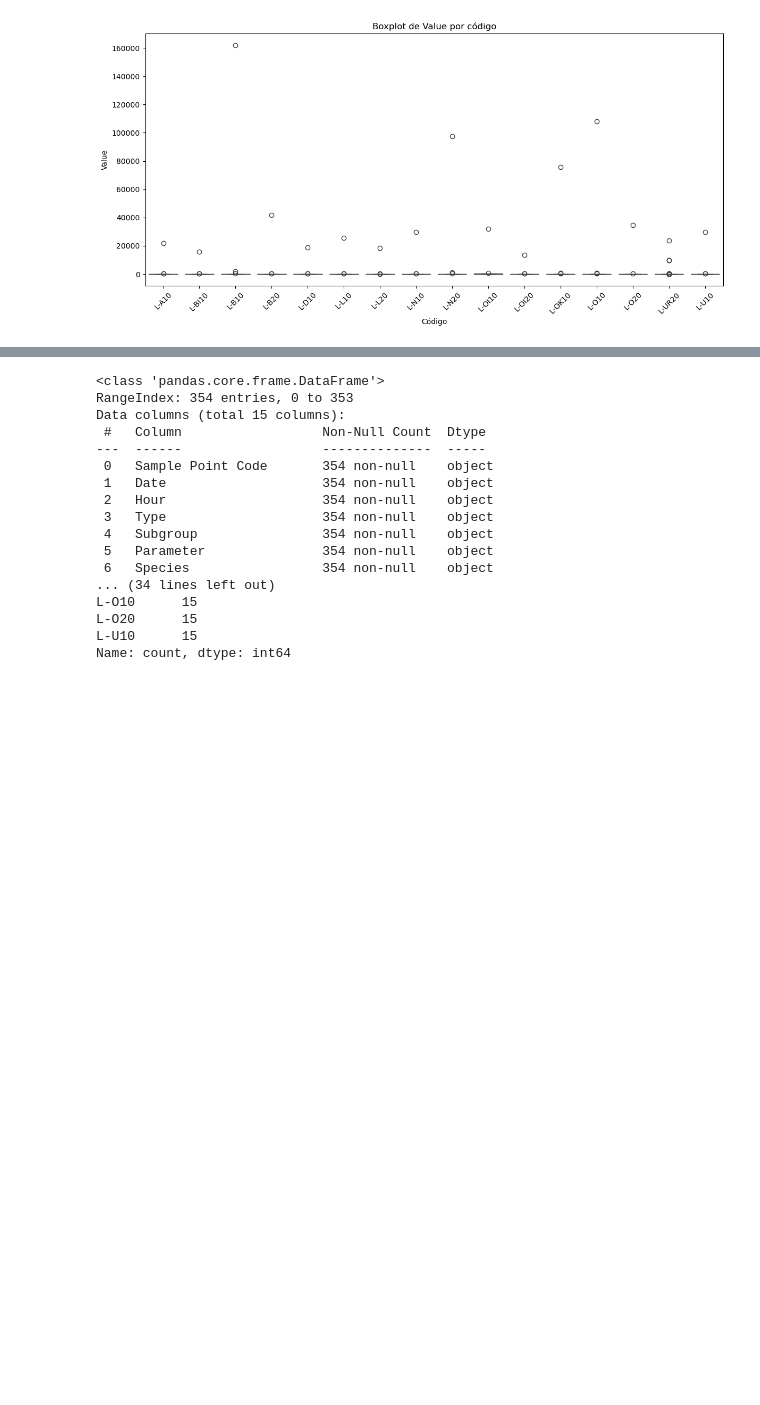
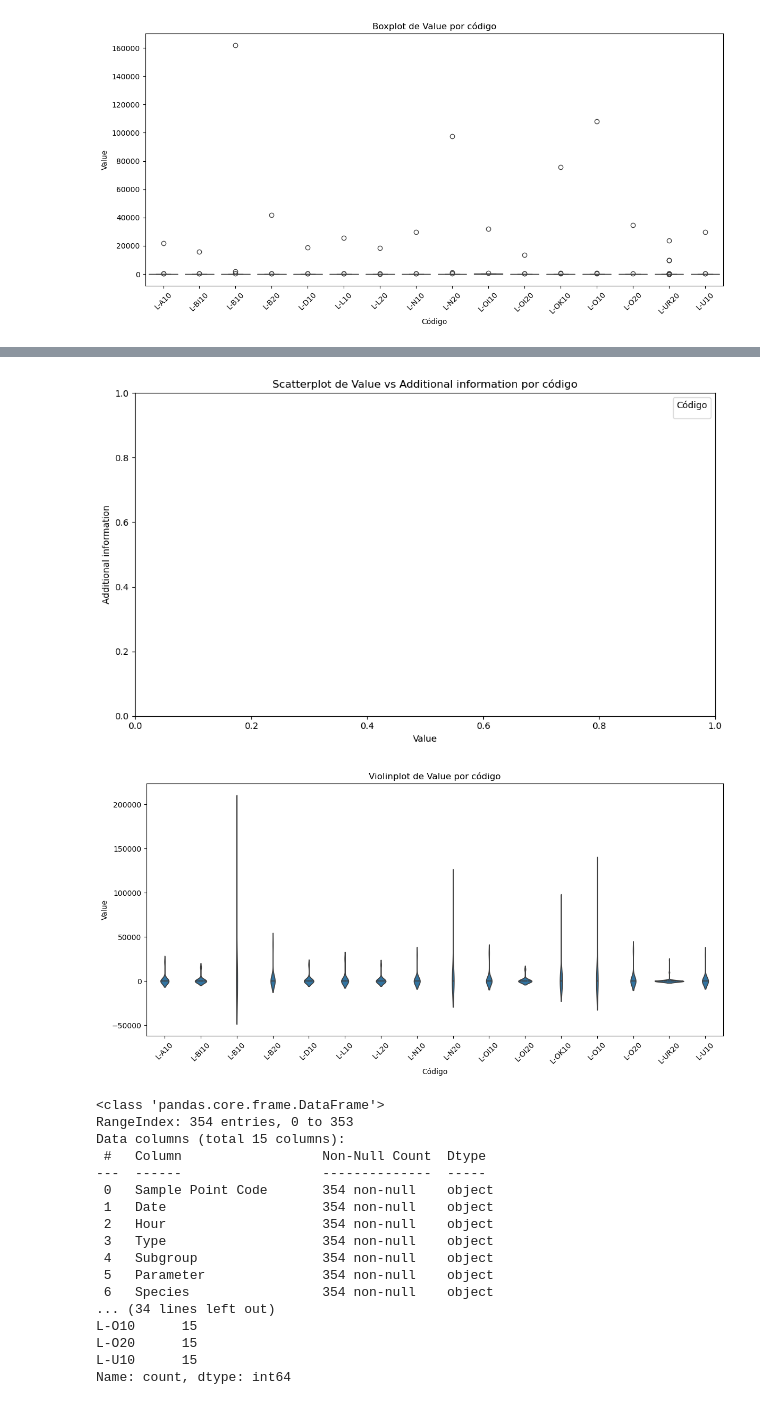
Before and after one commit to UrdaxAgirregomezkorta/analisis-de-aguas-subterraneas-2025, a Jupyter notebook: notebooks/analisis.ipynb, the cells around one changed output, grey strips where cells are left out. Drawn from its saved outputs; the diff is of its cells as text; code cells hidden in the pictures; blank space fills up the shorter version.

Commit message:
more plots with bugs

```diff
--- a/notebooks/analisis.ipynb
+++ b/notebooks/analisis.ipynb
@@ -257,0 +330,37 @@ else:
+# %%
+# Gráficos adicionales sobre combined_df
+if 'combined_df' in locals():
+    import matplotlib.pyplot as plt
+    import seaborn as sns
+    import numpy as np
+    num_cols = combined_df.select_dtypes(include=np.number).columns.tolist()
+    if len(num_cols) > 1:
+        col1, col2 = num_cols[0], num_cols[1]
+        # Scatterplot entre las dos primeras columnas numéricas
+        plt.figure(figsize=(10,6))
+        sns.scatterplot(data=combined_df, x=col1, y=col2, hue='code', alpha=0.7)
+        plt.title(f'Scatterplot de {col1} vs {col2} por código')
+        plt.xlabel(col1)
+        plt.ylabel(col2)
+        plt.legend(title='Código')
+        plt.tight_layout()
+        plt.show()
+    else:
+        print('No hay suficientes columnas numéricas para scatterplot.')
+
+    # Violinplot de la primera columna numérica por código
+    if num_cols:
+        col = num_cols[0]
+        plt.figure(figsize=(12,6))
+        sns.violinplot(data=combined_df, x='code', y=col, inner='quartile')
+        plt.title(f'Violinplot de {col} por código')
+        plt.xlabel('Código')
+        plt.ylabel(col)
+        plt.xticks(rotation=45)
+        plt.tight_layout()
+        plt.show()
+else:
+    print('No hay datos combinados para graficar.')
+# %% [output]
+[figure, added]
+[figure, added]
```
Also changed, not shown: parts of 3 cells of this notebook.
